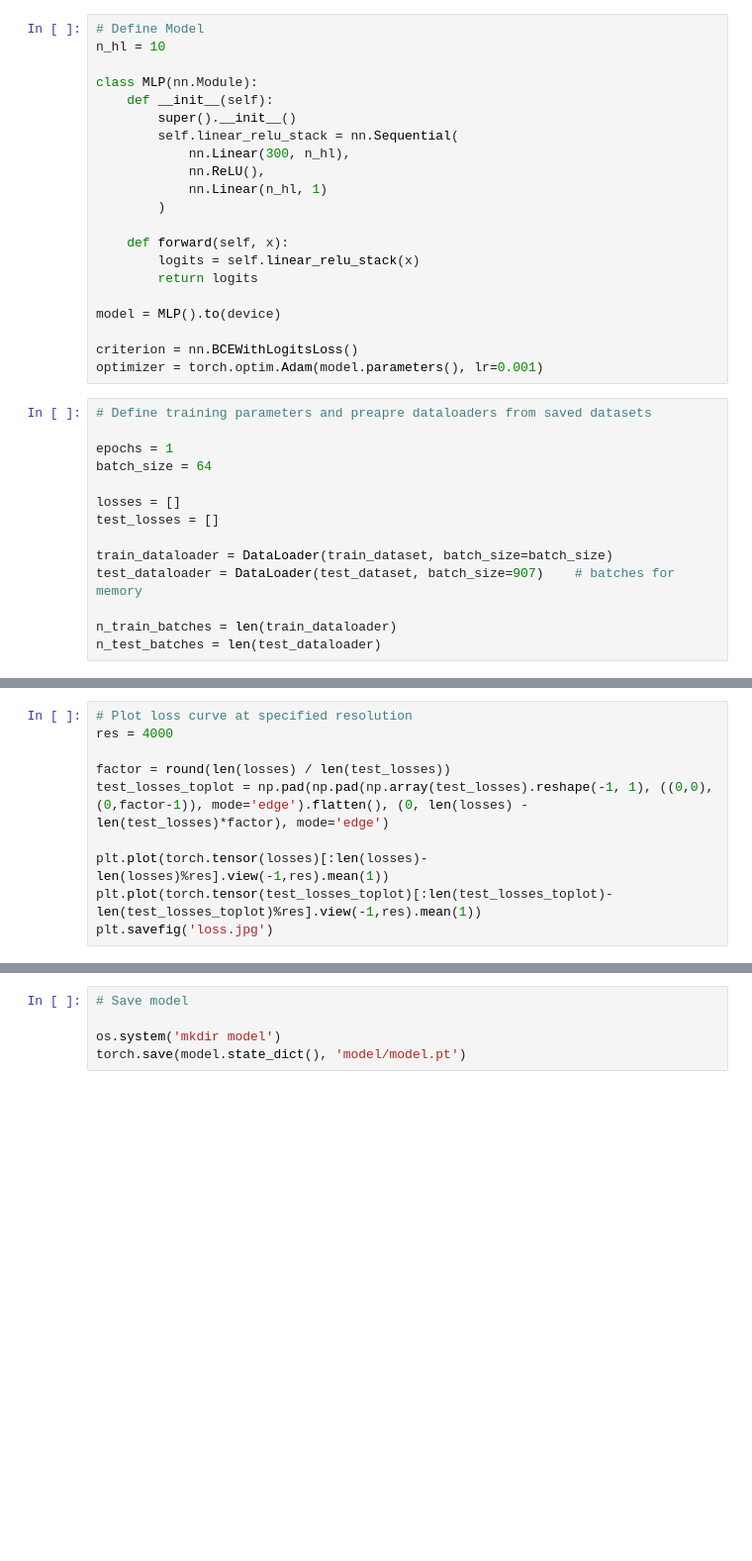
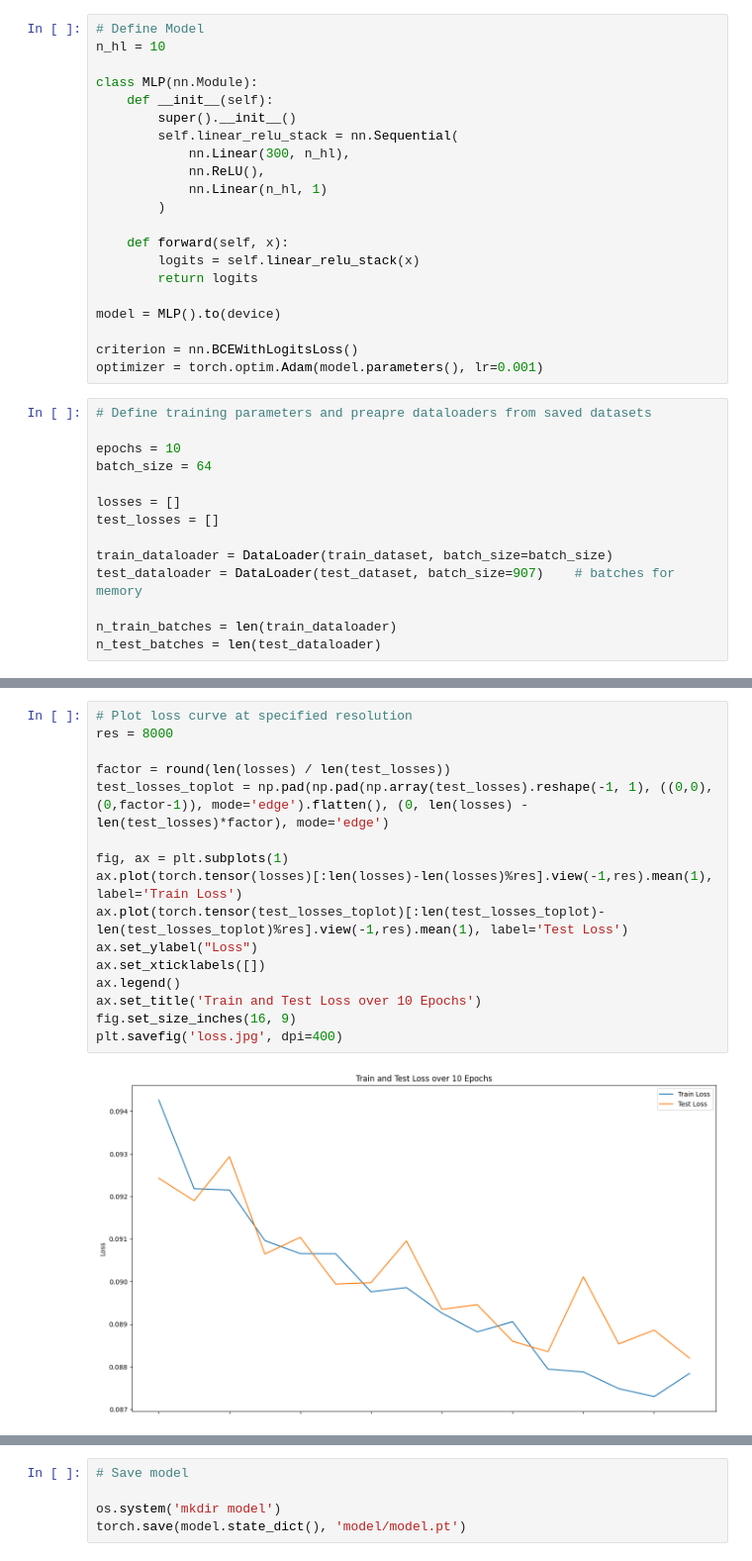
Before and after one commit to Musa-Azeem/HAR-accelerometer-ann, a Jupyter notebook: 1_train_on_continous.ipynb, the cells around one changed output, grey strips where cells are left out. Shown at 99% size. Cells and saved outputs as stored; diff of their text form; blank space fills up the shorter version.

Commit message:
poster images

```diff
--- a/1_train_on_continous.ipynb
+++ b/1_train_on_continous.ipynb
@@ -72,7 +72,7 @@ optimizer = torch.optim.Adam(model.parameters(), lr=0.001)
 # %%
 # Define training parameters and preapre dataloaders from saved datasets
 
-epochs = 1
+epochs = 10
 batch_size = 64
 
 losses = []
@@ -137,10 +161,18 @@ for epoch in range(epochs):
 # %%
 # Plot loss curve at specified resolution
-res = 4000
+res = 8000
 
 factor = round(len(losses) / len(test_losses))
 test_losses_toplot = np.pad(np.pad(np.array(test_losses).reshape(-1, 1), ((0,0), (0,factor-1)), mode='edge').flatten(), (0, len(losses) - len(test_losses)*factor), mode='edge')
 
-plt.plot(torch.tensor(losses)[:len(losses)-len(losses)%res].view(-1,res).mean(1))
-plt.plot(torch.tensor(test_losses_toplot)[:len(test_losses_toplot)-len(test_losses_toplot)%res].view(-1,res).mean(1))
-plt.savefig('loss.jpg')
+fig, ax = plt.subplots(1)
+ax.plot(torch.tensor(losses)[:len(losses)-len(losses)%res].view(-1,res).mean(1), label='Train Loss')
+ax.plot(torch.tensor(test_losses_toplot)[:len(test_losses_toplot)-len(test_losses_toplot)%res].view(-1,res).mean(1), label='Test Loss')
+ax.set_ylabel("Loss")
+ax.set_xticklabels([])
+ax.legend()
+ax.set_title('Train and Test Loss over 10 Epochs')
+fig.set_size_inches(16, 9)
+plt.savefig('loss.jpg', dpi=400)
+# %% [output]
+[figure, added]
```
Also changed, not shown: parts of 5 cells of this notebook, 1 other file.
